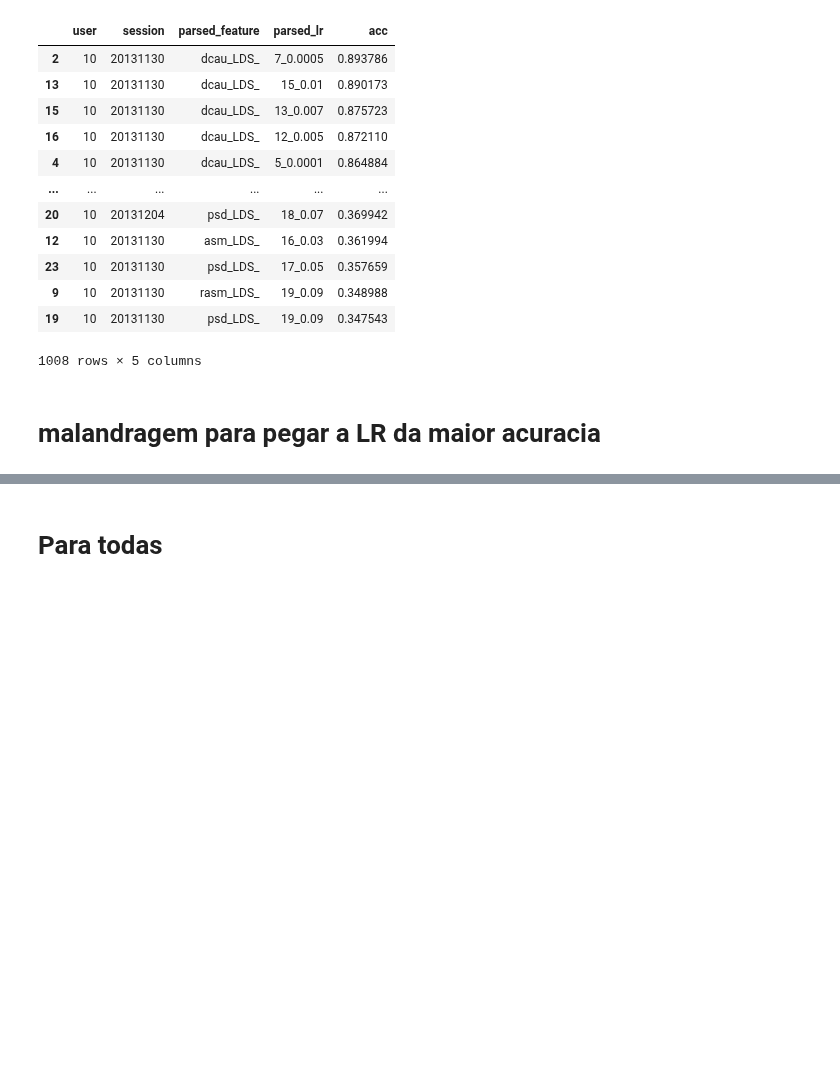
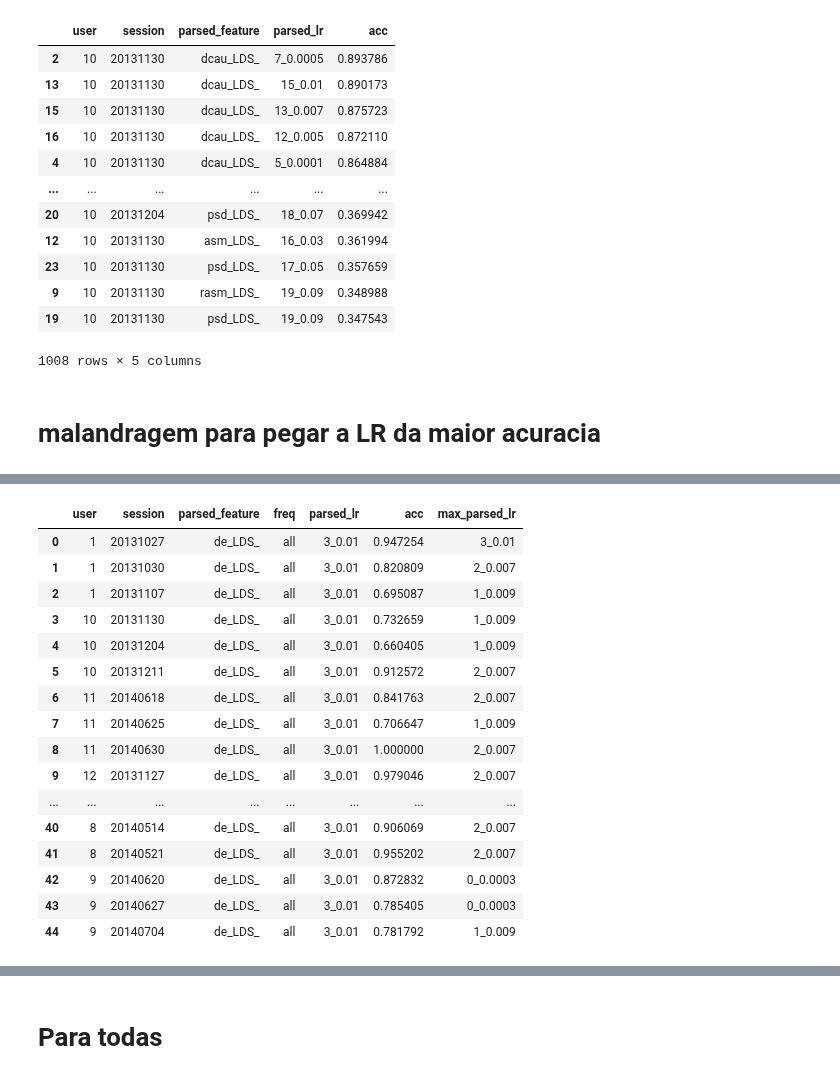
Before and after one commit to jvmr22/MSc-dissertation-EEG-Analysis, a Jupyter notebook: EDA_seed.ipynb, the cells around one changed output, grey strips where cells are left out. Cells and saved outputs as stored; diff of their text form; code cells hidden in the pictures; blank space fills up the shorter version.

```diff
--- a/EDA_seed.ipynb
+++ b/EDA_seed.ipynb
@@ -710,4 +716,6 @@ eda_dnn
 # %%
 import numpy as np
 # %%
-eda_dnn.groupby(['user', 'session','parsed_feature', 'freq']).max()#.agg({'acc':['max']})
+get_max_acc = eda_dnn.groupby(['user', 'session','parsed_feature', 'freq']).max()#.agg({'acc':['max']})
+get_max_acc = get_max_acc.reset_index()
+get_max_acc
@@ -713,0 +740,23 @@ eda_dnn.groupby(['user', 'session','parsed_feature', 'freq']).max()#.agg({'acc':
+# %%
+for idx, x in get_max_acc.iterrows():
+    get_max_acc.loc[idx,'max_parsed_lr'] = full_lr_result_df[(full_lr_result_df['user']==x['user']) & (full_lr_result_df['session']==x['session']) & (full_lr_result_df['acc']==x['acc'])].iloc[0,3]
+# %%
+get_max_acc
+# %% [output]
+|  | user | session | parsed_feature | freq | parsed_lr | acc | max_parsed_lr |
+| 0 | 1 | 20131027 | de_LDS_ | all | 3_0.01 | 0.947254 | 3_0.01 |
+| 1 | 1 | 20131030 | de_LDS_ | all | 3_0.01 | 0.820809 | 2_0.007 |
+| 2 | 1 | 20131107 | de_LDS_ | all | 3_0.01 | 0.695087 | 1_0.009 |
+| 3 | 10 | 20131130 | de_LDS_ | all | 3_0.01 | 0.732659 | 1_0.009 |
+| 4 | 10 | 20131204 | de_LDS_ | all | 3_0.01 | 0.660405 | 1_0.009 |
+| 5 | 10 | 20131211 | de_LDS_ | all | 3_0.01 | 0.912572 | 2_0.007 |
+| 6 | 11 | 20140618 | de_LDS_ | all | 3_0.01 | 0.841763 | 2_0.007 |
+| 7 | 11 | 20140625 | de_LDS_ | all | 3_0.01 | 0.706647 | 1_0.009 |
+| 8 | 11 | 20140630 | de_LDS_ | all | 3_0.01 | 1.000000 | 2_0.007 |
+| 9 | 12 | 20131127 | de_LDS_ | all | 3_0.01 | 0.979046 | 2_0.007 |
+| ... | ... | ... | ... | ... | ... | ... | ... |
+| 40 | 8 | 20140514 | de_LDS_ | all | 3_0.01 | 0.906069 | 2_0.007 |
+| 41 | 8 | 20140521 | de_LDS_ | all | 3_0.01 | 0.955202 | 2_0.007 |
+| 42 | 9 | 20140620 | de_LDS_ | all | 3_0.01 | 0.872832 | 0_0.0003 |
+| 43 | 9 | 20140627 | de_LDS_ | all | 3_0.01 | 0.785405 | 0_0.0003 |
+| 44 | 9 | 20140704 | de_LDS_ | all | 3_0.01 | 0.781792 | 1_0.009 |
```
Also changed, not shown: parts of 10 cells of this notebook.
